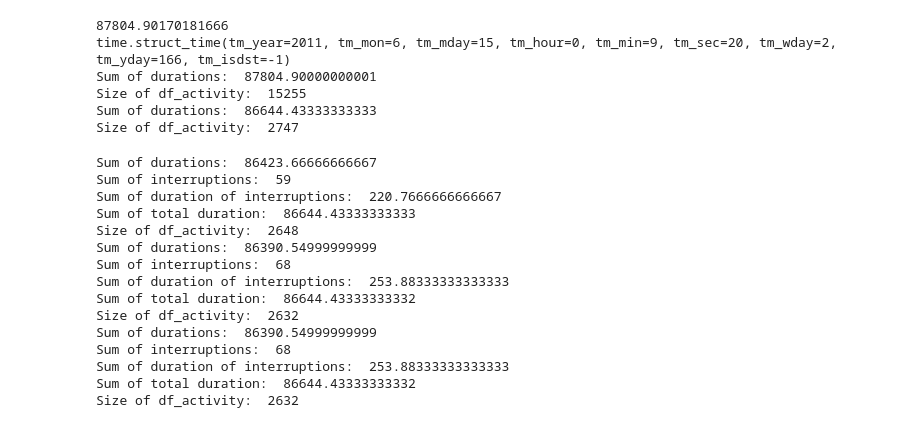
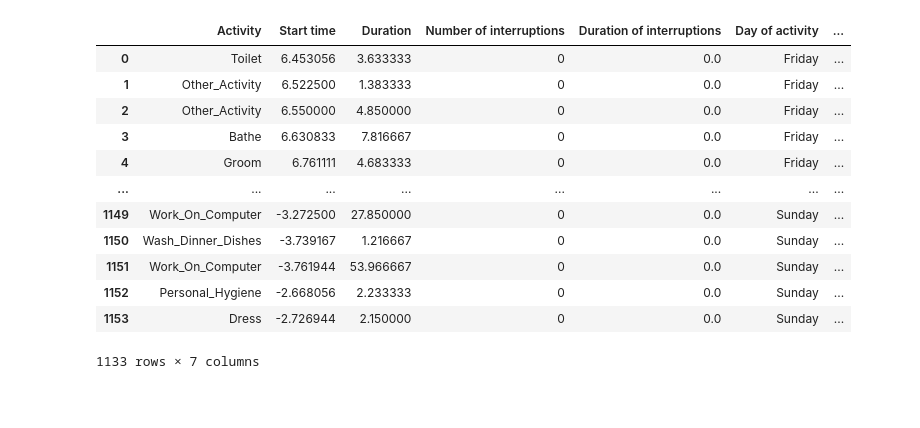
Before and after one commit to jaduplessis/DesignProject4, a Jupyter notebook: PreProcessingAnomaly/activityPrep.ipynb, the cells around one changed output. Cells and saved outputs as stored; diff of their text form; code cells hidden in the pictures; blank space fills up the shorter version.

```diff
--- a/PreProcessingAnomaly/activityPrep.ipynb
+++ b/PreProcessingAnomaly/activityPrep.ipynb
@@ -81,7 +81,7 @@ def find_sleep_interruptions(df_activity, verbose=False):
     return df_activity
 
 
-def split_data(path='Annotations.csv', noise_threshold=1):
+def split_data(path='Annotations.csv', noise_threshold=1, verbose=False):
     # Open the csv file
     df = pd.read_csv(path)
 
@@ -134,15 +134,17 @@ def split_data(path='Annotations.csv', noise_threshold=1):
 
     df_activity = pd.DataFrame(data)
     df_activity.head()
-    print('Sum of durations: ', df_activity['Duration'].sum())
-    print('Size of df_activity: ', len(df_activity))
-
     # If duration of activity is less than 1 minute, remove it
     df_activity = df_activity[df_activity['Duration'] > noise_threshold]
-    print('Sum of durations: ', df_activity['Duration'].sum())
-    print('Size of df_activity: ', len(df_activity))
 
-    df_activity = find_sleep_interruptions(df_activity)
+    if verbose:
+        print('Sum of durations: ', df_activity['Duration'].sum())
+        print('Size of df_activity: ', len(df_activity))
+
+        print('Sum of durations: ', df_activity['Duration'].sum())
+        print('Size of df_activity: ', len(df_activity))
+
+    df_activity = find_sleep_interruptions(df_activity, verbose=verbose)
 
     # Change time to HH:MM:SS
     def changeTime(time):
@@ -151,29 +153,3 @@ def split_data(path='Annotations.csv', noise_threshold=1):
     df_activity['Start time short'] = df_activity['Start time'].apply(changeTime)
 
     return df_activity
-# %% [output]
-87804.90170181666
-time.struct_time(tm_year=2011, tm_mon=6, tm_mday=15, tm_hour=0, tm_min=9, tm_sec=20, tm_wday=2, tm_yday=166, tm_isdst=-1)
-Sum of durations:  87804.90000000001
-Size of df_activity:  15255
-Sum of durations:  86644.43333333333
-Size of df_activity:  2747
-# %%
-
-df = split_data()
-# %% [output]
-Sum of durations:  86423.66666666667
-Sum of interruptions:  59
-Sum of duration of interruptions:  220.7666666666667
-Sum of total duration:  86644.43333333333
-Size of df_activity:  2648
-Sum of durations:  86390.54999999999
-Sum of interruptions:  68
-Sum of duration of interruptions:  253.88333333333333
-Sum of total duration:  86644.43333333332
-Size of df_activity:  2632
-Sum of durations:  86390.54999999999
-Sum of interruptions:  68
-Sum of duration of interruptions:  253.88333333333333
-Sum of total duration:  86644.43333333332
-Size of df_activity:  2632
@@ -247 +156,17 @@ fig.write_image("Activity.png", width=1500, height=800, scale=3)
+# %%
+df
+# %% [output]
+|  | Activity | Start time | Duration | Number of interruptions | Duration of interruptions | Day of activity | ... |
+| 0 | Toilet | 6.453056 | 3.633333 | 0 | 0.0 | Friday | ... |
+| 1 | Other_Activity | 6.522500 | 1.383333 | 0 | 0.0 | Friday | ... |
+| 2 | Other_Activity | 6.550000 | 4.850000 | 0 | 0.0 | Friday | ... |
+| 3 | Bathe | 6.630833 | 7.816667 | 0 | 0.0 | Friday | ... |
+| 4 | Groom | 6.761111 | 4.683333 | 0 | 0.0 | Friday | ... |
+| ... | ... | ... | ... | ... | ... | ... | ... |
+| 1149 | Work_On_Computer | -3.272500 | 27.850000 | 0 | 0.0 | Sunday | ... |
+| 1150 | Wash_Dinner_Dishes | -3.739167 | 1.216667 | 0 | 0.0 | Sunday | ... |
+| 1151 | Work_On_Computer | -3.761944 | 53.966667 | 0 | 0.0 | Sunday | ... |
+| 1152 | Personal_Hygiene | -2.668056 | 2.233333 | 0 | 0.0 | Sunday | ... |
+| 1153 | Dress | -2.726944 | 2.150000 | 0 | 0.0 | Sunday | ... |
+1133 rows × 7 columns
 # %%
```
Also changed, not shown: parts of 8 cells of this notebook, 31 other files.
